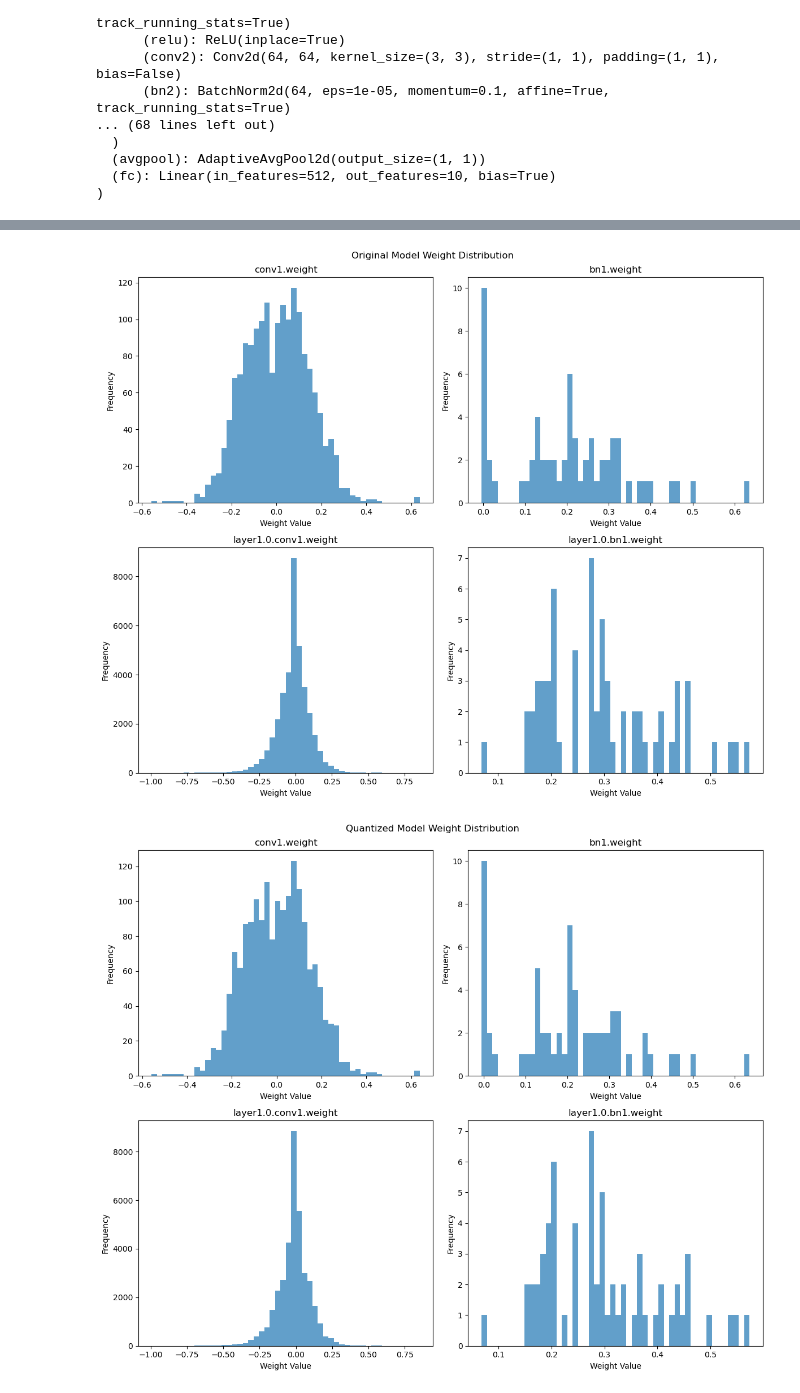
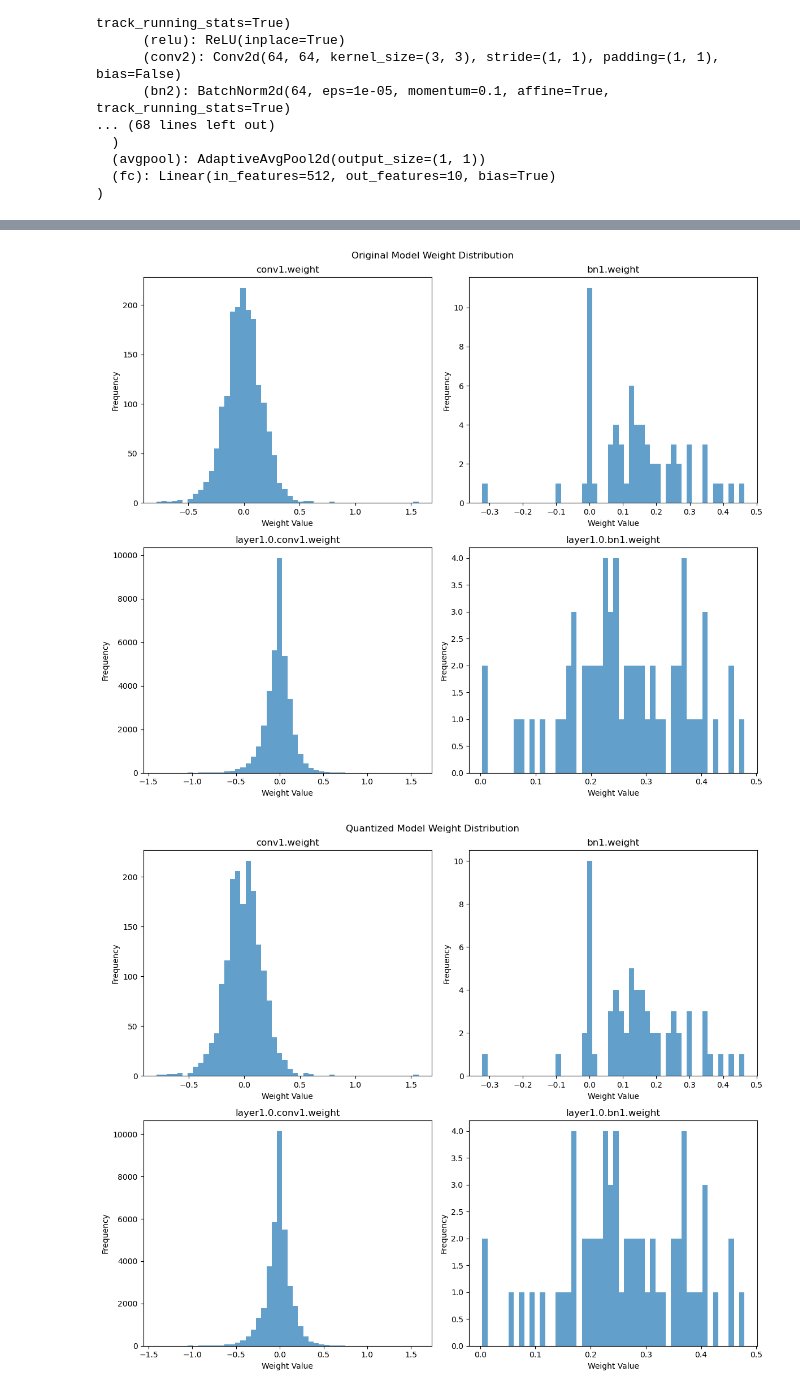
Before and after one commit to OhadEitan/Information_in_Storage_Devices, a Jupyter notebook: ResNe18.ipynb, the cells around one changed output, grey strips where cells are left out. Drawn from its saved outputs; the diff is of its cells as text; code cells hidden in the pictures.

```diff
--- a/ResNe18.ipynb
+++ b/ResNe18.ipynb
@@ -61,7 +61,7 @@ transform_train = transforms.Compose([
 
 transform_test = transforms.Compose([
     transforms.ToTensor(),
-    transforms.Normalize((0.5, 0.5, 0.5), (0.5, 0.5, 0.5))
+    transforms.Normalize((0.4914, 0.4822, 0.4465), (0.2023, 0.1994, 0.2010))  # Use consistent normalization
 ])
 
 train_dataset = torchvision.datasets.CIFAR10(root='./data', train=True, download=True, transform=transform_train)
@@ -397,7 +397,7 @@ def main():
     # Initialize and train the original model
     print("\n1. Training Original Model...")
     original_model = get_resnet18().to(device)
-    train_model(original_model, train_loader, epochs=50)
+    train_model(original_model, train_loader, epochs=210)
 
     # Create model and display summary
     from torchsummary import summary
@@ -487,7 +487,7 @@ Original FP32 - Test Loss: 0.4174, Accuracy: 8712/10000 (87.12%)
 ... (59 lines left out)
 INT8 model size: 10912.07 KB
 Compression ratio: 4.00x
 
 5. Analyzing Weight Distributions...
-[figure, old version]
+[figure, new version]
-[figure, old version]
+[figure, new version]
```
Also changed, not shown: parts of 3 cells of this notebook.
